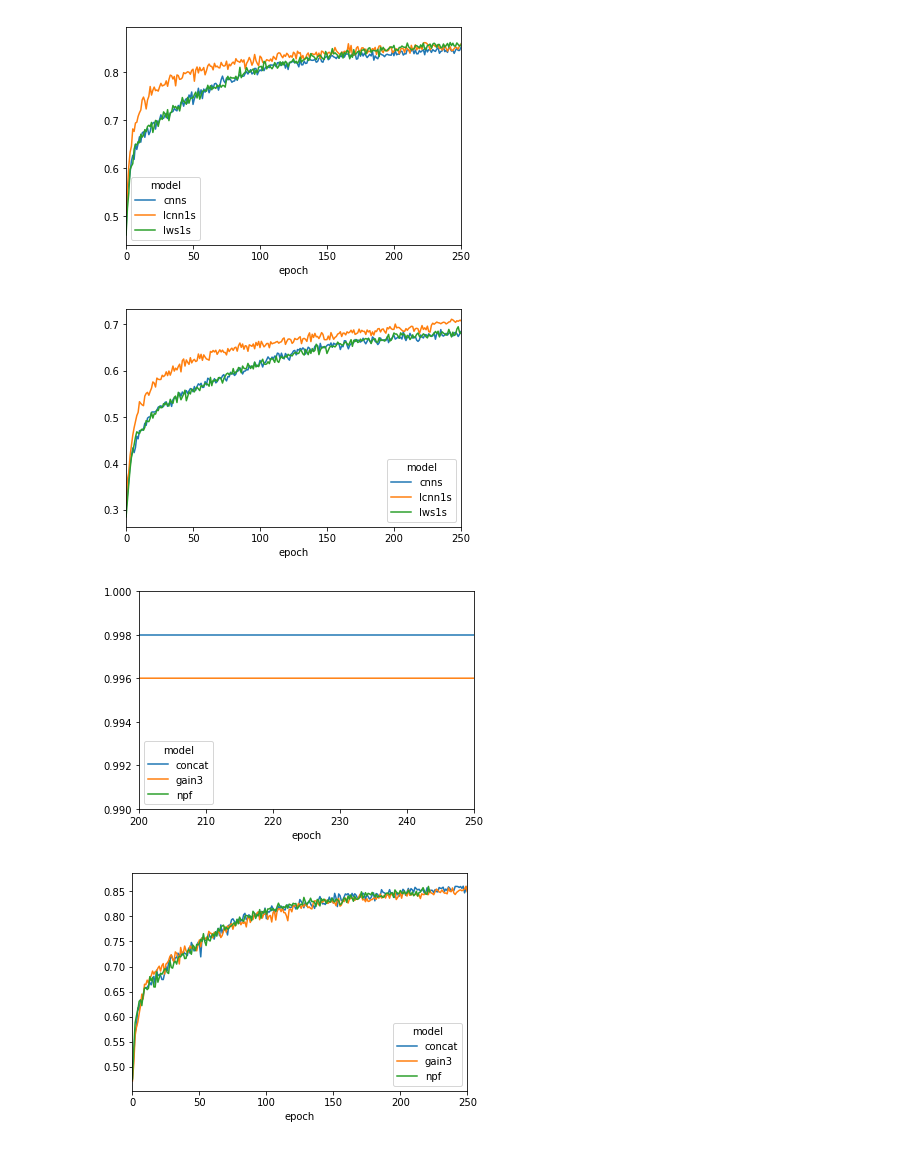
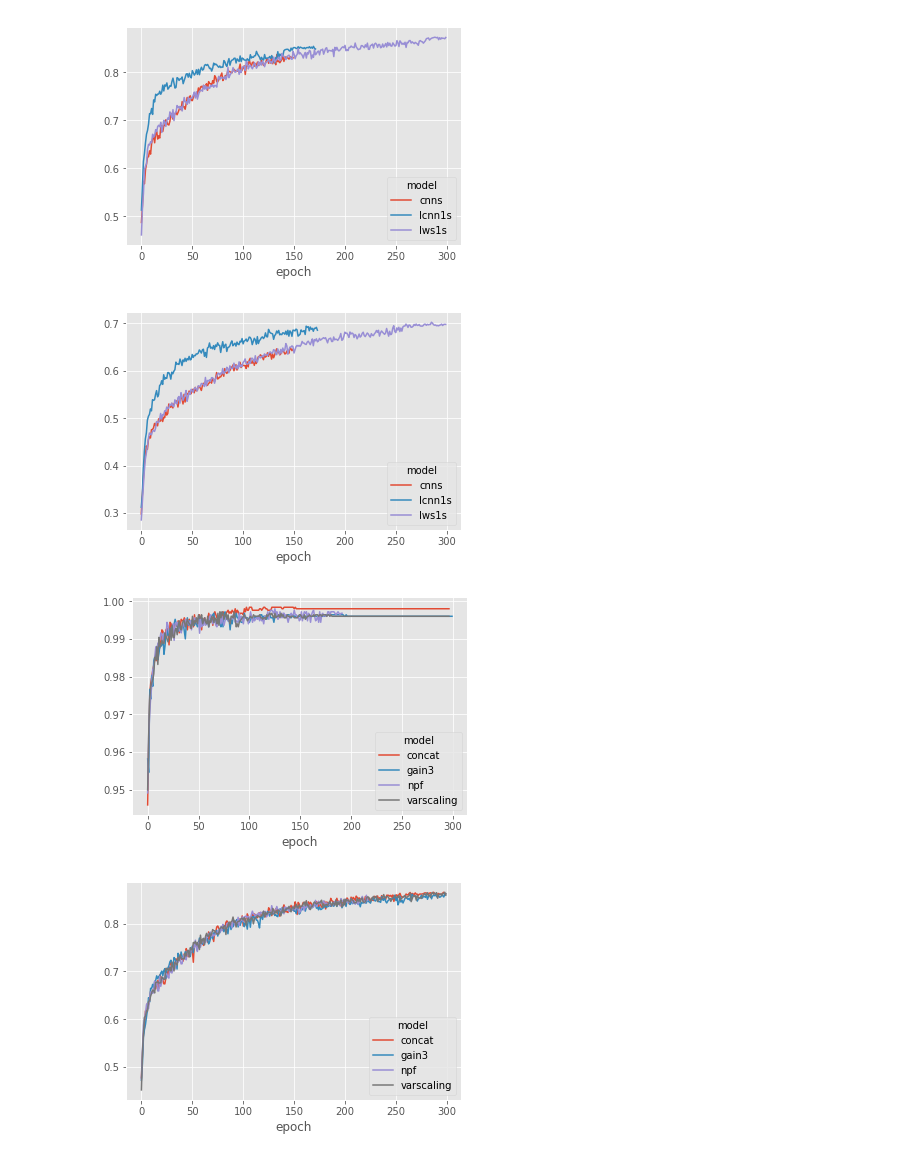
Before and after one commit to jostosh/siswslayer, a Jupyter notebook: report/results.ipynb, the cells around one changed output. Cells and saved outputs as stored; diff of their text form; code cells hidden in the pictures.

```diff
--- a/report/results.ipynb
+++ b/report/results.ipynb
@@ -3,18 +3,18 @@
 import pandas as pd
 import os
 import matplotlib.pylab as plt
-import matplotlib
+plt.style.use("ggplot")
 # %%
 logs_base = '../logs/peregrine'
 
 data_sets = os.listdir(logs_base)
 # %%
-def plot_results(data_set, xlim=(0, 250), ylim=None, lws=False):
+def plot_results(data_set, xlim=None, ylim=None, lws=False, fold='fold0'):
     infix = 'lws1s' if lws else ''
     path = os.path.join(logs_base, data_set, infix)
     dfs = []
     for model in os.listdir(path):
-        log_path = os.path.join(path, model, 'fold0', 'logs.csv')
+        log_path = os.path.join(path, model, fold, 'logs.csv')
         if not os.path.exists(log_path):
             continue
         logs = pd.read_csv(log_path)
@@ -24,7 +24,8 @@ def plot_results(data_set, xlim=(0, 250), ylim=None, lws=False):
 
     results = df.pivot(index='epoch', columns='model', values='val_acc')
     results.plot()
-    plt.xlim(xlim)
+    if xlim:
+        plt.xlim(xlim)
     if ylim:
         plt.ylim(ylim)
     return df
@@ -39,16 +40,16 @@ svhn = plot_results('svhn', xlim=(200, 250), ylim=(0.9, 0.98))
 # %%
 cifar10 = plot_results('cifar10')
 # %% [output]
-[figure, old version]
+[figure, new version]
 # %%
 cifar100 = plot_results('cifar100')
 # %% [output]
-[figure, old version]
+[figure, new version]
 # %%
-mnist = plot_results('mnist', lws=True, xlim=(200, 250), ylim=(0.99, 1.0))
+mnist = plot_results('mnist', lws=True)
 # %% [output]
-[figure, old version]
+[figure, new version]
 # %%
 cifar10 = plot_results('cifar10', lws=True)
 # %% [output]
-[figure, old version]
+[figure, new version]
```
Also changed, not shown: parts of 9 cells of this notebook, 21 other files.
